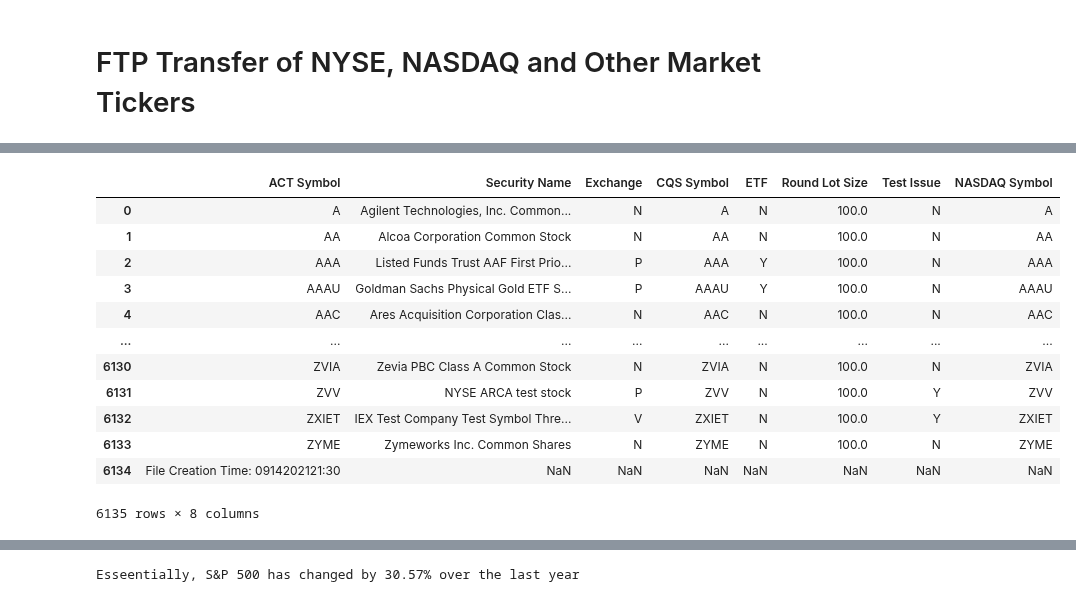
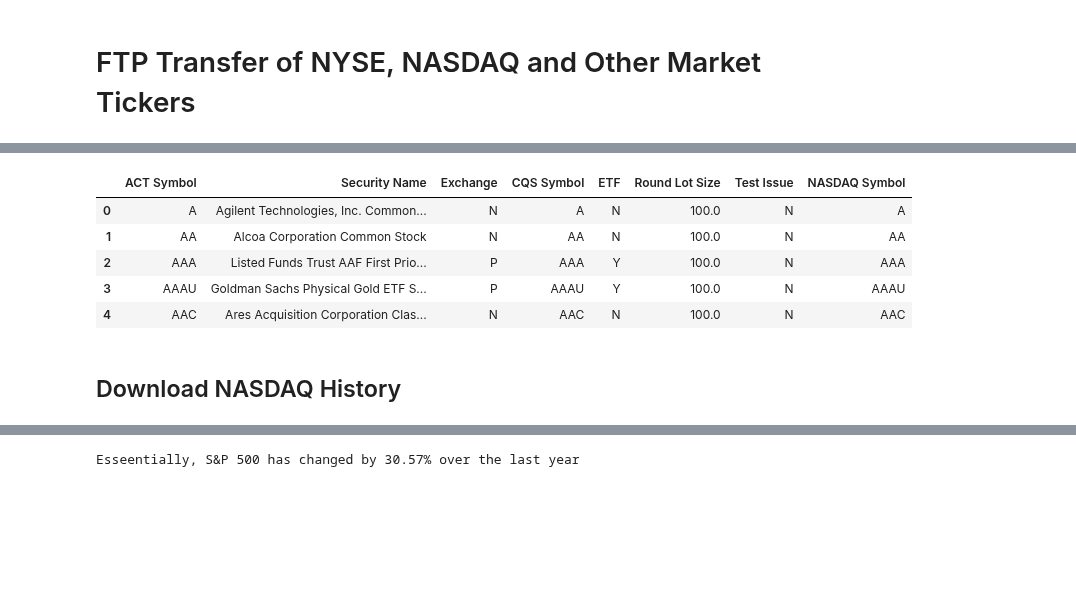
Before and after one commit to eddietaylor/securities-analysis, a Jupyter notebook: notebooks/playgrounds/data_collection/nasdaq_nyse_tickers.ipynb, the cells around one changed output, grey strips where cells are left out. Saved outputs shown, nothing was run; the diff lists cells and outputs as text; code cells hidden in the pictures; blank space fills up the shorter version.

```diff
--- a/notebooks/playgrounds/data_collection/nasdaq_nyse_tickers.ipynb
+++ b/notebooks/playgrounds/data_collection/nasdaq_nyse_tickers.ipynb
@@ -16,14 +16,18 @@ ftp = FTP('ftp.nasdaqtrader.com')
 ftp.login()
 ftp.cwd(directory)
 
+# list the files on the FTP website
+#ftp.retrlines('LIST')
+
 for item in filenames:
-    ftp.retrbinary('RETR {0}'.format(item), open(item, 'wb').write)
+    ftp.retrbinary(f'RETR {item}',
+    open(f'../../../data/{item}', 'wb').write)
 
 ftp.quit()
 
 # Create pandas dataframes from the nasdaqlisted and otherlisted files.
-nasdaq_exchange_info = pd.read_csv('nasdaqlisted.txt', '|')
-other_exchange_info = pd.read_csv('otherlisted.txt', '|')
+nasdaq_exchange_info = pd.read_csv('../../../data/nasdaqlisted.txt', '|')
+other_exchange_info = pd.read_csv('../../../data/otherlisted.txt', '|')
 # %%
 nasdaq_exchange_info.info()
 # %% [output]
@@ -61,21 +58,16 @@ nasdaq_exchange_info
 # %%
 # contains the tickers from NYSE MKT (Exchange = A),
 # New York Stock Exchange (NYSE) (Exchange = N),
 # NYSE ARCA (Exchange = P),
 # BATS Global Markets (Exchange = BATS),
 # Investors' Exchange (Exchange = IEXG)
-other_exchange_info
+other_exchange_info.head()
 # %% [output]
 |  | ACT Symbol | Security Name | Exchange | CQS Symbol | ETF | Round Lot Size | Test Issue | NASDAQ Symbol |
 | 0 | A | Agilent Technologies, Inc. Common... | N | A | N | 100.0 | N | A |
 | 1 | AA | Alcoa Corporation Common Stock | N | AA | N | 100.0 | N | AA |
 | 2 | AAA | Listed Funds Trust AAF First Prio... | P | AAA | Y | 100.0 | N | AAA |
 | 3 | AAAU | Goldman Sachs Physical Gold ETF S... | P | AAAU | Y | 100.0 | N | AAAU |
 | 4 | AAC | Ares Acquisition Corporation Clas... | N | AAC | N | 100.0 | N | AAC |
-| ... | ... | ... | ... | ... | ... | ... | ... | ... |
-| 6130 | ZVIA | Zevia PBC Class A Common Stock | N | ZVIA | N | 100.0 | N | ZVIA |
-| 6131 | ZVV | NYSE ARCA test stock | P | ZVV | N | 100.0 | Y | ZVV |
-| 6132 | ZXIET | IEX Test Company Test Symbol Thre... | V | ZXIET | N | 100.0 | Y | ZXIET |
-| 6133 | ZYME | Zymeworks Inc. Common Shares | N | ZYME | N | 100.0 | N | ZYME |
-| 6134 | File Creation Time: 0914202121:30 | NaN | NaN | NaN | NaN | NaN | NaN | NaN |
-6135 rows × 8 columns
+# %% [markdown]
+## Download NASDAQ History
```
Also changed, not shown: parts of 17 cells of this notebook, 4 other files.
